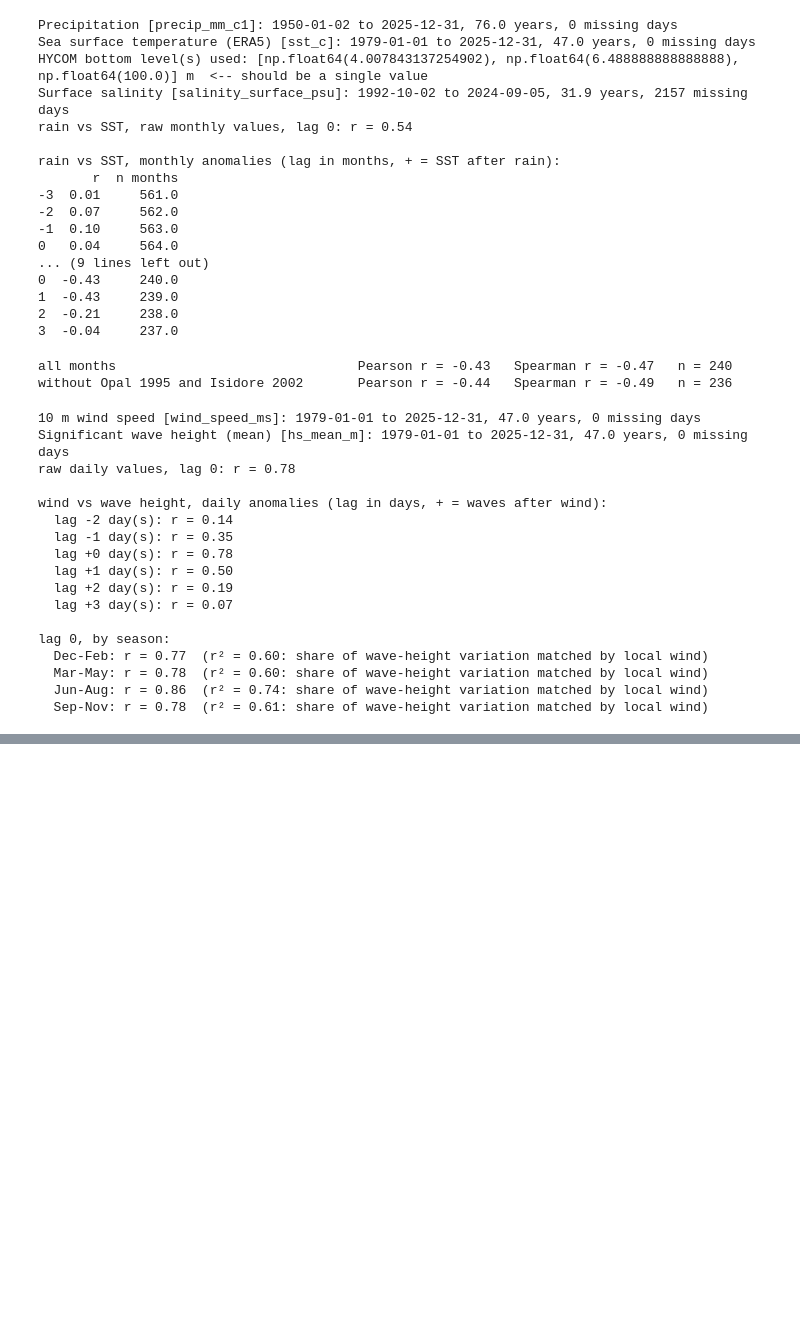
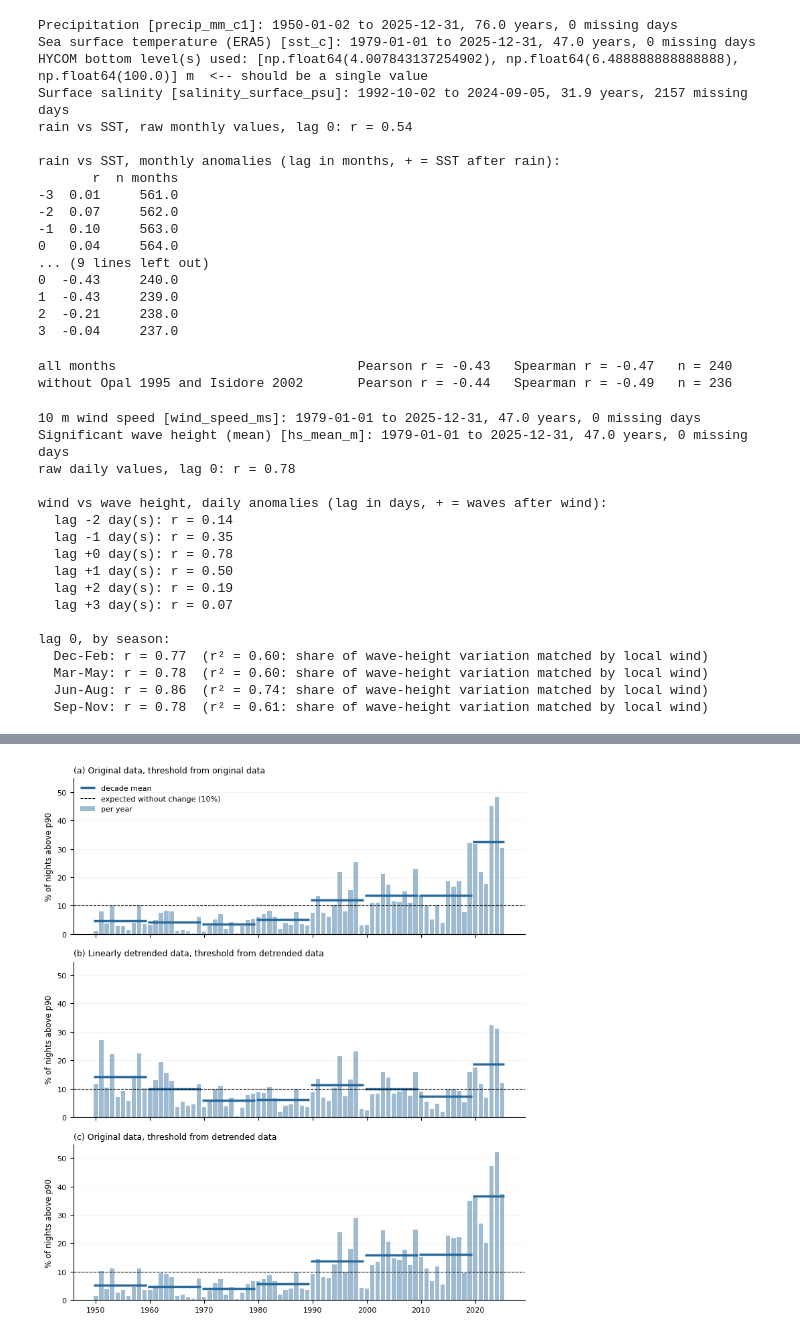
Before and after one commit to florisytzen5/MDP, a Jupyter notebook: Climatology/Baseline/Clima_Baseline.ipynb, the cells around one changed output, grey strips where cells are left out. Saved outputs shown, nothing was run; the diff lists cells and outputs as text; code cells hidden in the pictures; blank space fills up the shorter version.

Commit message:
clima base

```diff
--- a/Climatology/Baseline/Clima_Baseline.ipynb
+++ b/Climatology/Baseline/Clima_Baseline.ipynb
@@ -1865,3 +1878,72 @@ lag 0, by season:
   Mar-May: r = 0.78  (r² = 0.60: share of wave-height variation matched by local wind)
   Jun-Aug: r = 0.86  (r² = 0.74: share of wave-height variation matched by local wind)
   Sep-Nov: r = 0.78  (r² = 0.61: share of wave-height variation matched by local wind)
+# %%
+import matplotlib.pyplot as plt
+
+OUT = '/Users/sophiethomas/Desktop/MDP/Climatology/Baseline/'
+TMIN = '#296a9b'
+WINDOW, SMOOTH = 11, 31                       # same settings as the main climatology cell
+
+tmin, _ = load_series('t2m_min_c', 'c1')
+
+def doy365(idx):
+    doy = idx.dayofyear.values.copy()
+    doy[idx.is_leap_year & (doy > 59)] -= 1   # 29 Feb shares day 59
+    return doy
+
+def p90_climatology(s):
+    """day-of-year 90th percentile: 11-day window, then 31-day circular smoothing"""
+    r = pd.Series(s.values, index=doy365(s.index)).dropna()
+    half = WINDOW // 2
+    p = {}
+    for d in range(1, 366):
+        w = [(d + k - 1) % 365 + 1 for k in range(-half, half + 1)]
+        p[d] = np.percentile(r[r.index.isin(w)].values, 90)
+    p = pd.Series(p)
+    p = pd.concat([p] * 3).rolling(SMOOTH, center=True).mean().iloc[365:730]
+    p.index = range(1, 366)
+    return p
+
+def warm_night_freq(s, threshold_from=None):
+    """% of nights per year above p90; the threshold is computed from threshold_from (default: s itself)"""
+    base = s if threshold_from is None else threshold_from
+    p90 = p90_climatology(base).reindex(doy365(s.index)).values
+    exc = pd.Series(s.values > p90, index=s.index)
+    return exc.groupby(exc.index.year).mean() * 100      # % of nights per year
+
+# linear detrend: slope fitted on daily anomalies (seasonal cycle removed), as in the main cell
+doy = doy365(tmin.index)
+anom = tmin - pd.Series(tmin.values, index=doy).groupby(level=0).mean().reindex(doy).values
+t = (tmin.index - tmin.index[0]).days.values / 365.25
+ok = anom.notna().values
+slope = np.polyfit(t[ok], anom.values[ok], 1)[0]
+tmin_dt = tmin - slope * (t - t[ok].mean())                # keeps the mean level
+print(f'trend removed: {slope*10:.3f} °C per decade')
+
+raw = warm_night_freq(tmin)                              # (a) original data, original threshold
+det = warm_night_freq(tmin_dt)                           # (b) detrended data, detrended threshold
+mix = warm_night_freq(tmin, threshold_from=tmin_dt)      # (c) original data, detrended threshold
+dec = lambda y: y.groupby((y.index // 10) * 10).mean()
+print('\ndecade means (% of nights):')
+print(pd.DataFrame({'(a) original': dec(raw), '(b) detrended': dec(det), '(c) detrended threshold': dec(mix)}).round(1).to_string())
+
+fig, ax = plt.subplots(3, 1, figsize=(7.5, 8.5), sharex=True, sharey=True)
+for a, y, title in [(ax[0], raw, '(a) Original data, threshold from original data'),
+                    (ax[1], det, '(b) Linearly detrended data, threshold from detrended data'),
+                    (ax[2], mix, '(c) Original data, threshold from detrended data')]:
+    a.bar(y.index, y.values, color=TMIN, alpha=0.45, width=0.8, label='per year')
+    for i, (d0, v) in enumerate(dec(y).items()):
+        a.hlines(v, d0 - 0.4, min(d0 + 9, y.index.max()) + 0.4, color=TMIN, lw=2.5,
+                 label='decade mean' if i == 0 else None)
+    a.axhline(10, color='k', ls='--', lw=0.8, label='expected without change (10%)')
+    a.set_ylabel('% of nights above p90')
+    a.set_title(title, fontsize=9, loc='left')
+    a.grid(True, axis='y', color='0.94', lw=0.5, zorder=0); a.set_axisbelow(True)
+    a.spines[['top', 'right']].set_visible(False)
+    a.tick_params(labelsize=8); a.yaxis.label.set_size(8.5)
+ax[0].legend(loc='upper left', frameon=False, fontsize=8)
+plt.tight_layout()
+fig.savefig(OUT + 'warm_nights_detrended.png', dpi=300, bbox_inches='tight')
+plt.show()
+# %% [output]
@@ -1867,0 +1963 @@ lag 0, by season:
+[figure, added]
```
Also changed, not shown: parts of 11 cells of this notebook, 6 other files.
